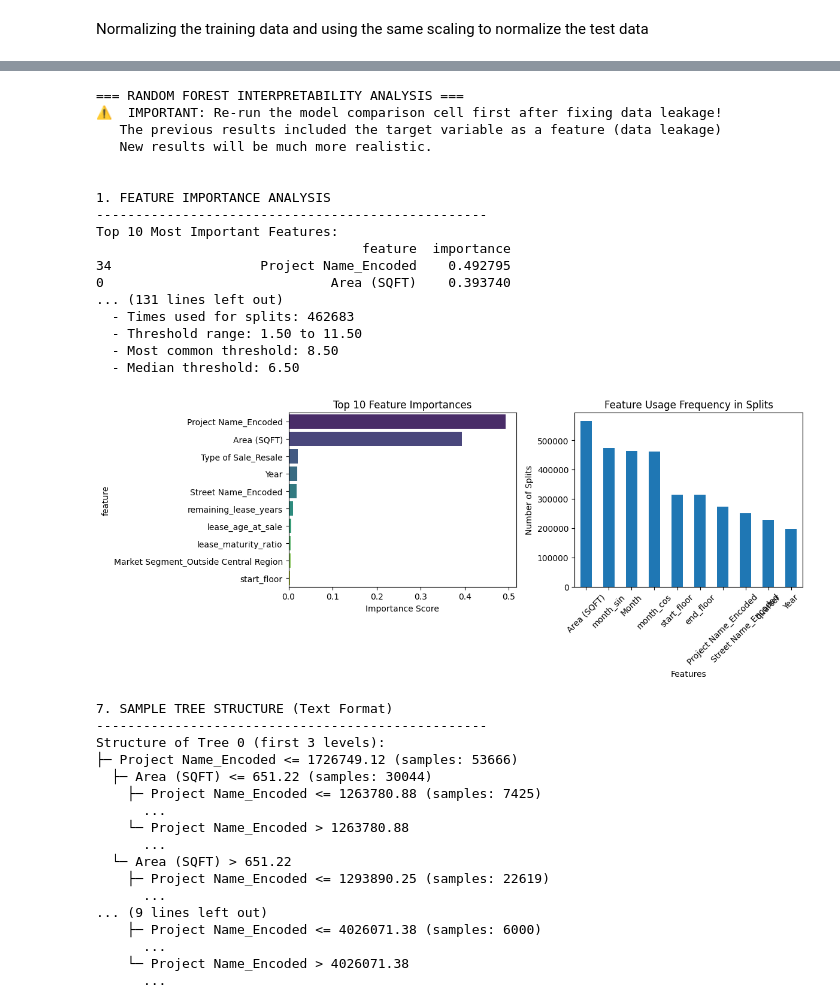
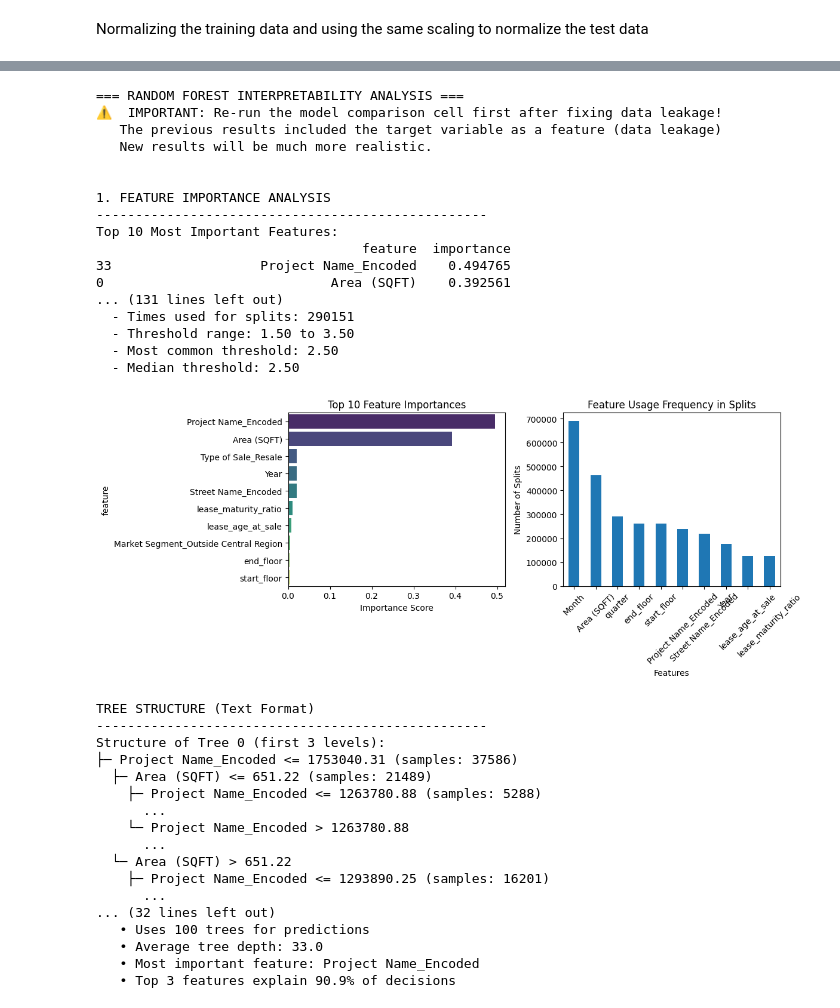
Before and after one commit to s-hreya-riram/property-price-prediction, a Jupyter notebook: Assignment-1.ipynb, the cells around one changed output, grey strips where cells are left out. Cells and saved outputs as stored; diff of their text form; code cells hidden in the pictures.

```diff
--- a/Assignment-1.ipynb
+++ b/Assignment-1.ipynb
@@ -994,22 +959,0 @@ dtype: float64
-# %%
-# Run linear regression using only the important features from Lasso
-important_features = lasso_coef[lasso_coef != 0].index
-X_train_important = X_train[important_features]
-X_test_important = X_test[important_features]
-
-# Train linear regression on log-transformed target (no scaling for target)
-lr = LinearRegression()
-lr.fit(X_train_important, y_train)  # y_train is already log-transformed
-
-# Evaluate the model directly on log scale (both targets and predictions are in log scale)
-y_pred_log = lr.predict(X_test_important)
-
-# Evaluate performance on training data (log scale) using MSE
-y_train_pred_log = lr.predict(X_train_important)
-mse = mean_squared_error(y_train, y_train_pred_log)
-rmse = np.sqrt(mse)
-r2 = r2_score(y_train, y_train_pred_log)
-print(f"Linear Regression Performance (on log scale):")
-print(f"MSE: {mse:.4f}")
-print(f"RMSE: {rmse:.4f}")
-print(f"R²: {r2:.4f}")
@@ -1145,7 +1122,7 @@ print("   New results will be much more realistic.\n")
 
 # First, let's retrain the Random Forest to get access to the model
 rf_model = RandomForestRegressor(n_estimators=100, random_state=42, n_jobs=-1)
-rf_model.fit(X_train_important, y_train)
+rf_model.fit(X_train_split_selected, y_train_split)
 
 # 1. FEATURE IMPORTANCE ANALYSIS
 print("\n1. FEATURE IMPORTANCE ANALYSIS")
@@ -1233,40 +1210,40 @@ print(split_frequency.head(10))
 print(f"\nSplit threshold statistics for top 3 features:")
 for feature in split_frequency.head(3).index:
     feature_splits = all_splits_df[all_splits_df['feature'] == feature]['threshold']
     print(f"\n{feature}:")
     print(f"  - Times used for splits: {len(feature_splits)}")
     print(f"  - Threshold range: {feature_splits.min():.2f} to {feature_splits.max():.2f}")
     print(f"  - Most common threshold: {feature_splits.mode().iloc[0]:.2f}")
     print(f"  - Median threshold: {feature_splits.median():.2f}")
 
 plt.subplot(2, 2, 2)
 split_frequency.head(10).plot(kind='bar')
 plt.title('Feature Usage Frequency in Splits')
 plt.xlabel('Features')
 plt.ylabel('Number of Splits')
 plt.xticks(rotation=45)
 
 plt.tight_layout()
 plt.show()
 # %% [output]
 === RANDOM FOREST INTERPRETABILITY ANALYSIS ===
 ⚠️  IMPORTANT: Re-run the model comparison cell first after fixing data leakage!
    The previous results included the target variable as a feature (data leakage)
    New results will be much more realistic.
 
 
 1. FEATURE IMPORTANCE ANALYSIS
 --------------------------------------------------
 Top 10 Most Important Features:
                                   feature  importance
-34                   Project Name_Encoded    0.492795
-0                             Area (SQFT)    0.393740
+33                   Project Name_Encoded    0.494765
+0                             Area (SQFT)    0.392561
 ... (131 lines left out)
-  - Times used for splits: 462683
-  - Threshold range: 1.50 to 11.50
-  - Most common threshold: 8.50
-  - Median threshold: 6.50
+  - Times used for splits: 290151
+  - Threshold range: 1.50 to 3.50
+  - Most common threshold: 2.50
+  - Median threshold: 2.50
-[figure, old version]
+[figure, new version]
 # %%
 # OPTIONAL: TREE VISUALIZATION (Uncomment if you want to see actual tree structure)
 # Note: This creates large visualizations, so use sparingly
@@ -1291,8 +1268,8 @@ def visualize_tree(model, tree_idx=0, max_depth=3):
     graph = graphviz.Source(dot_data)
     return graph
 
-# ALTERNATIVE: Text-based tree representation for a small tree
-print(f"\n7. SAMPLE TREE STRUCTURE (Text Format)")
+
+print(f"\nTREE STRUCTURE (Text Format)")
 print("-" * 50)
 
 def print_tree_structure(tree, feature_names, node=0, depth=0, max_depth=3):
@@ -1353,20 +1330,20 @@ print(f"   • Average tree depth: {np.mean([tree.tree_.max_depth for tree in rf
 print(f"   • Most important feature: {feature_importance.iloc[0]['feature']}")
 print(f"   • Top 3 features explain {feature_importance.head(3)['importance'].sum():.1%} of decisions")
 # %% [output]
-7. SAMPLE TREE STRUCTURE (Text Format)
+TREE STRUCTURE (Text Format)
 --------------------------------------------------
 Structure of Tree 0 (first 3 levels):
-├─ Project Name_Encoded <= 1726749.12 (samples: 53666)
-  ├─ Area (SQFT) <= 651.22 (samples: 30044)
-    ├─ Project Name_Encoded <= 1263780.88 (samples: 7425)
+├─ Project Name_Encoded <= 1753040.31 (samples: 37586)
+  ├─ Area (SQFT) <= 651.22 (samples: 21489)
+    ├─ Project Name_Encoded <= 1263780.88 (samples: 5288)
       ...
     └─ Project Name_Encoded > 1263780.88
       ...
   └─ Area (SQFT) > 651.22
-    ├─ Project Name_Encoded <= 1293890.25 (samples: 22619)
+    ├─ Project Name_Encoded <= 1293890.25 (samples: 16201)
       ...
-... (9 lines left out)
-    ├─ Project Name_Encoded <= 4026071.38 (samples: 6000)
-      ...
-    └─ Project Name_Encoded > 4026071.38
-      ...
+... (32 lines left out)
+   • Uses 100 trees for predictions
+   • Average tree depth: 33.0
+   • Most important feature: Project Name_Encoded
+   • Top 3 features explain 90.9% of decisions
```
Also changed, not shown: parts of 8 cells of this notebook, 2 other files.
